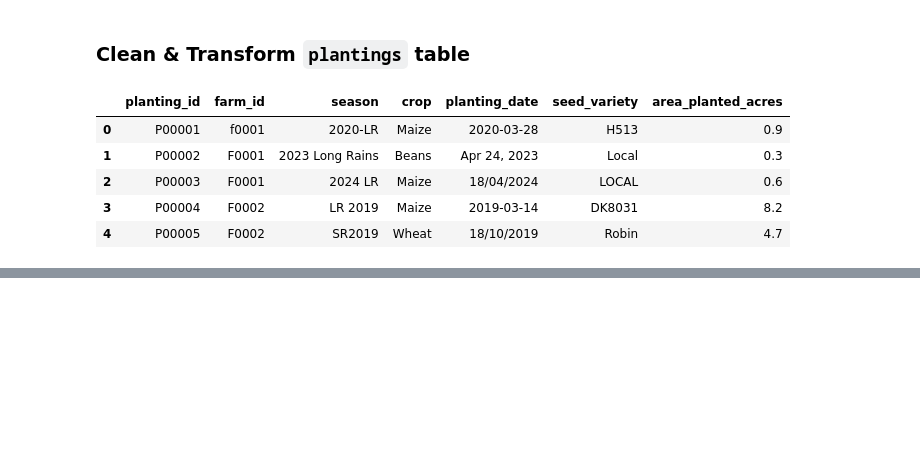
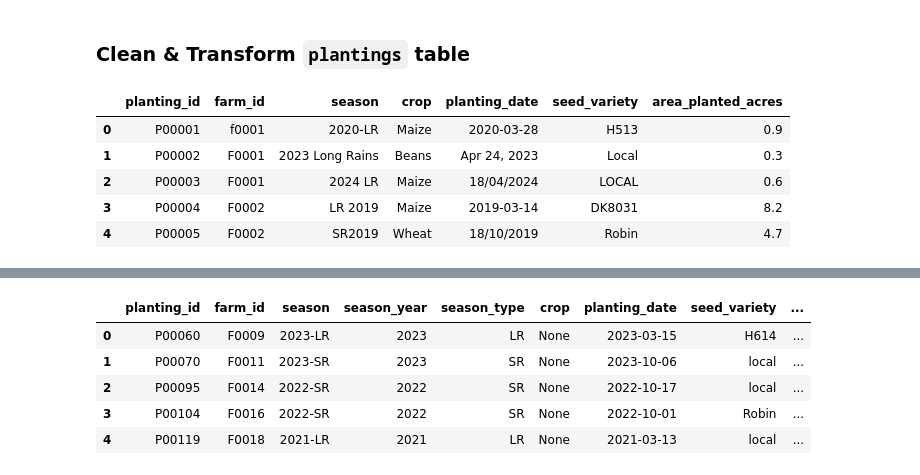
Before and after one commit to edi-kanyua/Predictive-Modeling-in-Agriculture, a Jupyter notebook: Agriculture_ELT.ipynb, the cells around one changed output, grey strips where cells are left out. Cells and saved outputs as stored; diff of their text form; code cells hidden in the pictures; blank space fills up the shorter version.

```diff
--- a/Agriculture_ELT.ipynb
+++ b/Agriculture_ELT.ipynb
@@ -526,0 +551,48 @@ conn.sql(
+# %%
+# Clean & transform ops
+conn.sql("""
+    CREATE OR REPLACE TABLE staging.plantings AS
+    WITH cleaned AS (
+        SELECT
+            r.planting_id,
+            clean_farm_id(r.farm_id)       AS farm_id,
+            clean_season(r.season)         AS season,
+            clean_crop(r.crop)             AS crop,
+            parse_date(r.planting_date)    AS planting_date,
+            CASE WHEN lower(trim(r.seed_variety)) IN ('local', 'landrace') THEN 'local'
+                 ELSE NULLIF(trim(r.seed_variety), '')
+            END                            AS seed_variety,
+            TRY_CAST(r.area_planted_acres AS DOUBLE) AS area_planted_acres,
+            r.rowid                        AS _row
+        FROM raw.plantings r
+    ),
+    ranked AS (
+        SELECT *, ROW_NUMBER() OVER (PARTITION BY planting_id ORDER BY _row) AS rn
+        FROM cleaned
+    )
+    SELECT
+        planting_id,
+        farm_id,
+        season,
+        CAST(split_part(season, '-', 1) AS INTEGER) AS season_year,
+        split_part(season, '-', 2)                  AS season_type,
+        crop,
+        planting_date,
+        seed_variety,
+        CASE WHEN seed_variety IS NULL THEN NULL
+             WHEN seed_variety = 'local' THEN FALSE
+             ELSE TRUE END                          AS certified_seed,
+        area_planted_acres
+    FROM ranked
+    WHERE rn = 1
+      AND farm_id IN (SELECT farm_id FROM staging.farms)
+""")
+
+conn.sql("SELECT * FROM staging.plantings LIMIT 5").df()
+# %% [output]
+|  | planting_id | farm_id | season | season_year | season_type | crop | planting_date | seed_variety | ... |
+| 0 | P00060 | F0009 | 2023-LR | 2023 | LR | None | 2023-03-15 | H614 | ... |
+| 1 | P00070 | F0011 | 2023-SR | 2023 | SR | None | 2023-10-06 | local | ... |
+| 2 | P00095 | F0014 | 2022-SR | 2022 | SR | None | 2022-10-17 | local | ... |
+| 3 | P00104 | F0016 | 2022-SR | 2022 | SR | None | 2022-10-01 | Robin | ... |
+| 4 | P00119 | F0018 | 2021-LR | 2021 | LR | None | 2021-03-13 | local | ... |
```
Also changed, not shown: parts of 6 cells of this notebook.
